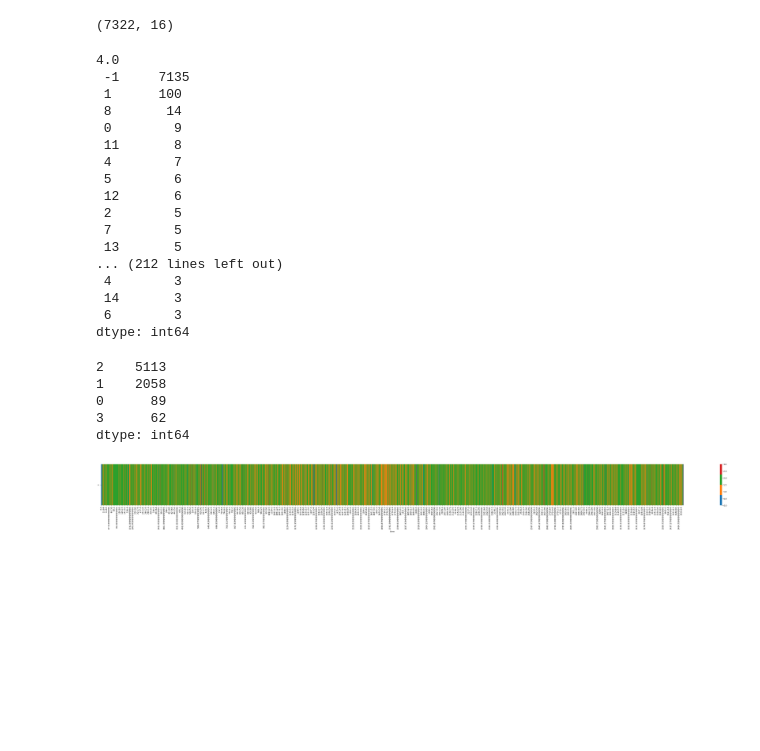
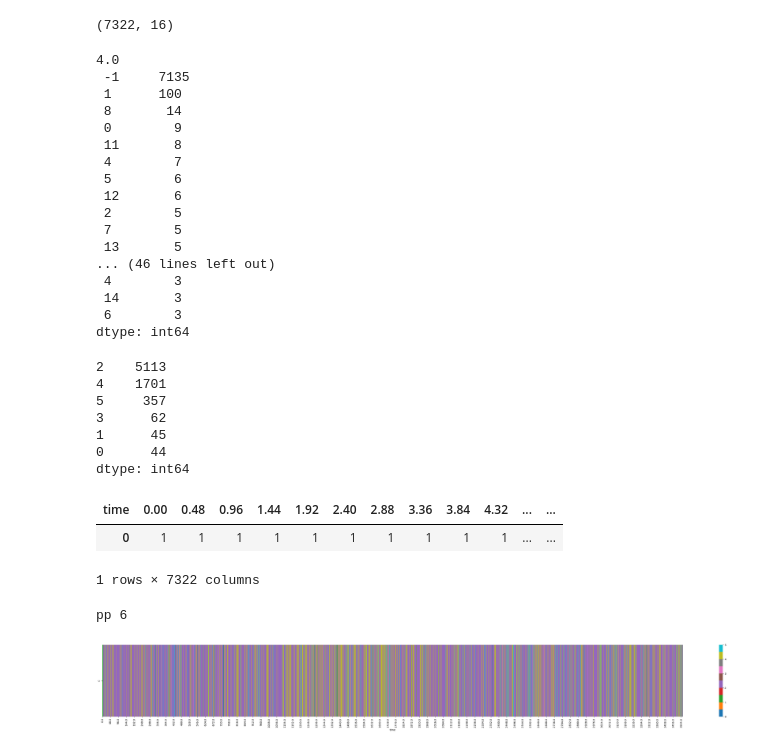
Before and after one commit to jonnor/machinehearing, a Jupyter notebook: handson/audio-embedding/Segmentation.ipynb, the cells around one changed output. Drawn from its saved outputs; the diff is of its cells as text; code cells hidden in the pictures; blank space fills up the shorter version.

```diff
--- a/handson/audio-embedding/Segmentation.ipynb
+++ b/handson/audio-embedding/Segmentation.ipynb
@@ -58,11 +58,9 @@ emb_pca.shape
 
 # Try to segment using the embeddings
 # TODO: perform clustering. AgglomerativeClustering
-
-
 #cluster = sklearn.cluster.AgglomerativeClustering()
 
-for eps in numpy.linspace(4.0, 5.0, 10):
+for eps in numpy.linspace(4.0, 5.0, 3):
 
     from sklearn.cluster import DBSCAN
     cluster = DBSCAN(eps=eps, min_samples=5)
@@ -85,7 +83,7 @@ for eps in numpy.linspace(4.0, 5.0, 10):
  2        5
  7        5
  13       5
-... (212 lines left out)
+... (46 lines left out)
  4        3
  14       3
  6        3
@@ -93,26 +91,40 @@ dtype: int64
 # %%
 
 from sklearn.cluster import AgglomerativeClustering
-cluster = AgglomerativeClustering(n_clusters=4)
+cluster = AgglomerativeClustering(n_clusters=6)
 
 cluster.fit(emb_pca)
 agg_cluster = pandas.Series(cluster.labels_, index=emb_pca.index)
 print(agg_cluster.value_counts())
 # %% [output]
 2    5113
-1    2058
-0      89
+4    1701
+5     357
 3      62
+1      45
+0      44
 dtype: int64
+# %%
+agg
+# %% [output]
+| time | 0.00 | 0.48 | 0.96 | 1.44 | 1.92 | 2.40 | 2.88 | 3.36 | 3.84 | 4.32 | ... | ... |
+| 0 | 1 | 1 | 1 | 1 | 1 | 1 | 1 | 1 | 1 | 1 | ... | ... |
+1 rows × 7322 columns
 # %%
 import seaborn
 
-fig, ax = plt.subplots(1, figsize=(50, 5))
+def plot_mapping(labeled, palette = 'tab10'):
+    fig, ax = plt.subplots(1, figsize=(50, 5))
 
-palette = 'tab10'
-colors = seaborn.color_palette(palette)[0:agg_cluster.nunique()]
+    print('pp', labeled.nunique())
+    colors = seaborn.color_palette(palette)
+    color = colors[0:labeled.nunique()]
 
-seaborn.heatmap(agg_cluster.to_frame().T, ax=ax, cmap=colors)
-fig.tight_layout()
+    df = labeled.to_frame().T
+    seaborn.heatmap(df, ax=ax, cmap=colors, xticklabels=100)
+
+
+plot_mapping(agg_cluster)
 # %% [output]
+pp 6
-[figure, old version]
+[figure, new version]
```
Also changed, not shown: parts of 16 cells of this notebook.
